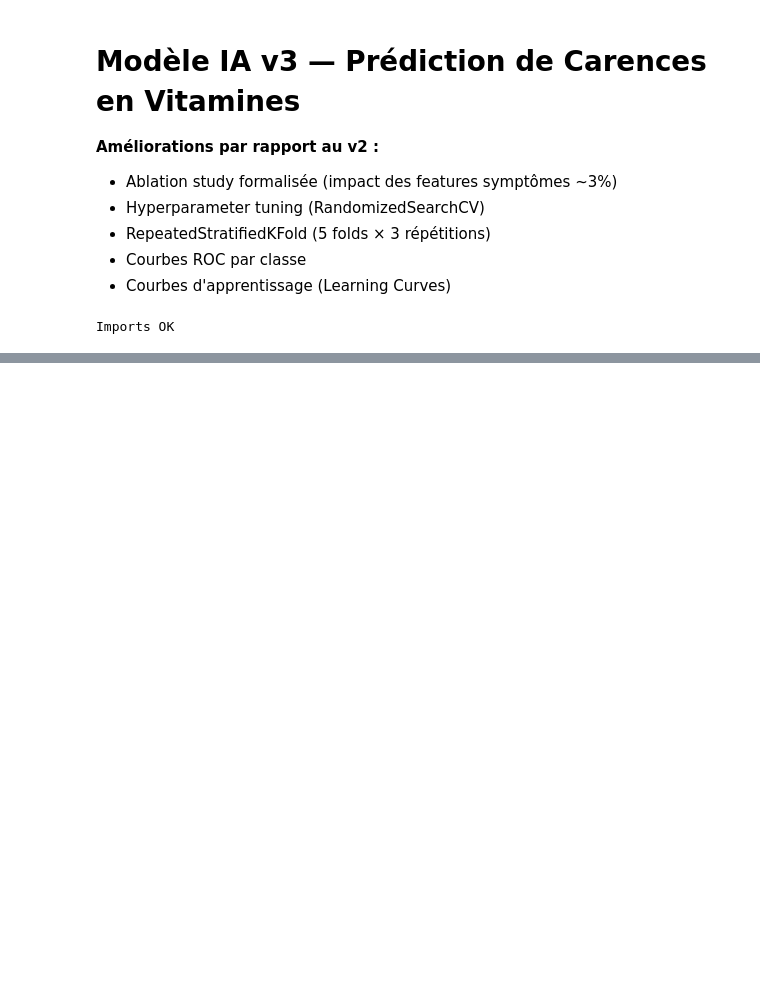
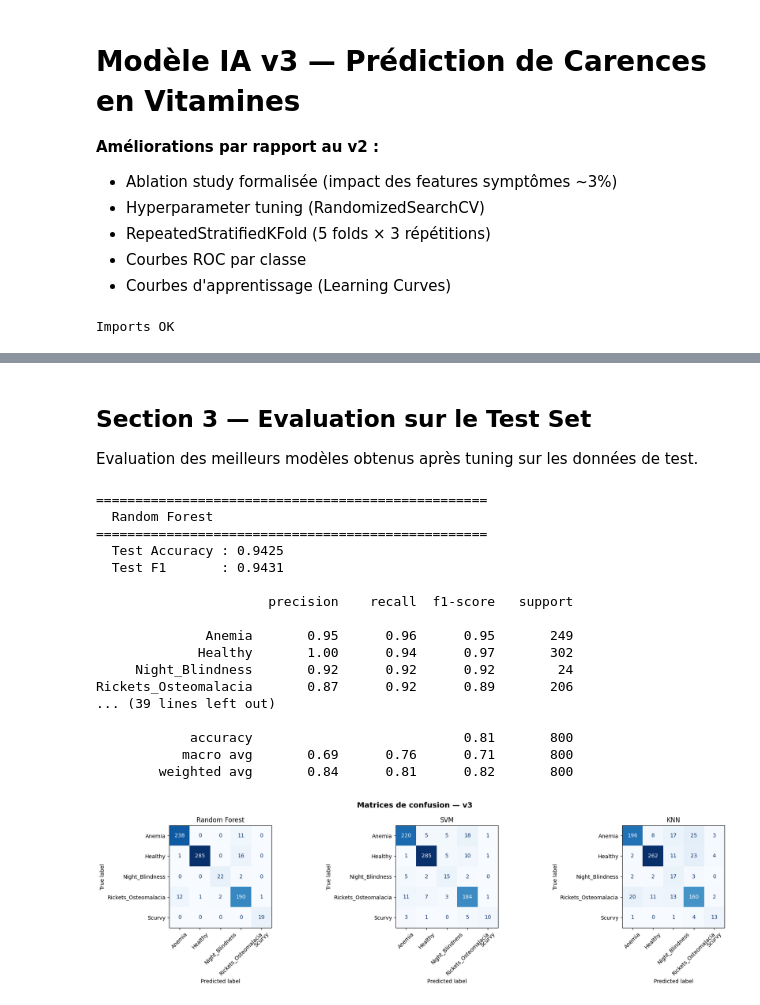
Before and after one commit to serdarvarl/projet_vitamin_IA, a Jupyter notebook: notebooks/modeles_IA_v3.ipynb, the cells around one changed output, grey strips where cells are left out. Cells and saved outputs as stored; diff of their text form; code cells hidden in the pictures; blank space fills up the shorter version.

Commit message:
Update v2 results and v3 notebook

```diff
--- a/notebooks/modeles_IA_v3.ipynb
+++ b/notebooks/modeles_IA_v3.ipynb
@@ -36,6 +36,7 @@ print("Imports OK")
 # %% [output]
 Imports OK
 # %%
+
 # ── Chargement ──────────────────────────────────────────
 csv_path = os.path.join(os.path.dirname(os.getcwd()),
                         'data_csv', 'raw',
@@ -46,7 +47,8 @@ print(f"\nColonnes :\n{df.columns.tolist()}")
 
 # ── Détection automatique de la colonne cible ────────────
 target_candidates = ['disease', 'Disease', 'vitamin_deficiency_disease',
-                     'target', 'label', 'condition', 'Condition']
+                     'target', 'label', 'condition', 'Condition',
+                     'disease_diagnosis']
 target_col = None
 for col in target_candidates:
     if col in df.columns:
@@ -97,0 +262,56 @@ Colonnes :
+# %% [markdown]
+## Section 3 — Evaluation sur le Test Set
+
+Evaluation des meilleurs modèles obtenus après tuning sur les données de test.
+# %%
+resultats = {}
+
+for nom, search in [('Random Forest', search_rf),
+                    ('SVM', search_svm),
+                    ('KNN', search_knn)]:
+    y_pred = search.best_estimator_.predict(X_test)
+    acc  = accuracy_score(y_test, y_pred)
+    f1   = f1_score(y_test, y_pred, average='weighted')
+    resultats[nom] = {'accuracy': acc, 'f1': f1, 'y_pred': y_pred}
+
+    print(f"\n{'='*50}")
+    print(f"  {nom}")
+    print(f"{'='*50}")
+    print(f"  Test Accuracy : {acc:.4f}")
+    print(f"  Test F1       : {f1:.4f}")
+    print(f"\n{classification_report(y_test, y_pred, target_names=le.classes_)}")
+
+# Matrice de confusion pour RF
+fig, axes = plt.subplots(1, 3, figsize=(18, 5))
+for ax, (nom, search) in zip(axes, [('Random Forest', search_rf),
+                                     ('SVM', search_svm),
+                                     ('KNN', search_knn)]):
+    cm = confusion_matrix(y_test, resultats[nom]['y_pred'])
+    disp = ConfusionMatrixDisplay(cm, display_labels=le.classes_)
+    disp.plot(ax=ax, colorbar=False, cmap='Blues')
+    ax.set_title(nom)
+    ax.tick_params(axis='x', rotation=45)
+
+plt.suptitle('Matrices de confusion — v3', fontsize=14, fontweight='bold')
+plt.tight_layout()
+plt.savefig('matrices_confusion_v3.png', dpi=200, bbox_inches='tight')
+plt.show()
+# %% [output]
+==================================================
+  Random Forest
+==================================================
+  Test Accuracy : 0.9425
+  Test F1       : 0.9431
+
+                      precision    recall  f1-score   support
+
+              Anemia       0.95      0.96      0.95       249
+             Healthy       1.00      0.94      0.97       302
+     Night_Blindness       0.92      0.92      0.92        24
+Rickets_Osteomalacia       0.87      0.92      0.89       206
+... (39 lines left out)
+
+            accuracy                           0.81       800
+           macro avg       0.69      0.76      0.71       800
+        weighted avg       0.84      0.81      0.82       800
+[figure, added]
```
Also changed, not shown: parts of 11 cells of this notebook, 3 other files.
